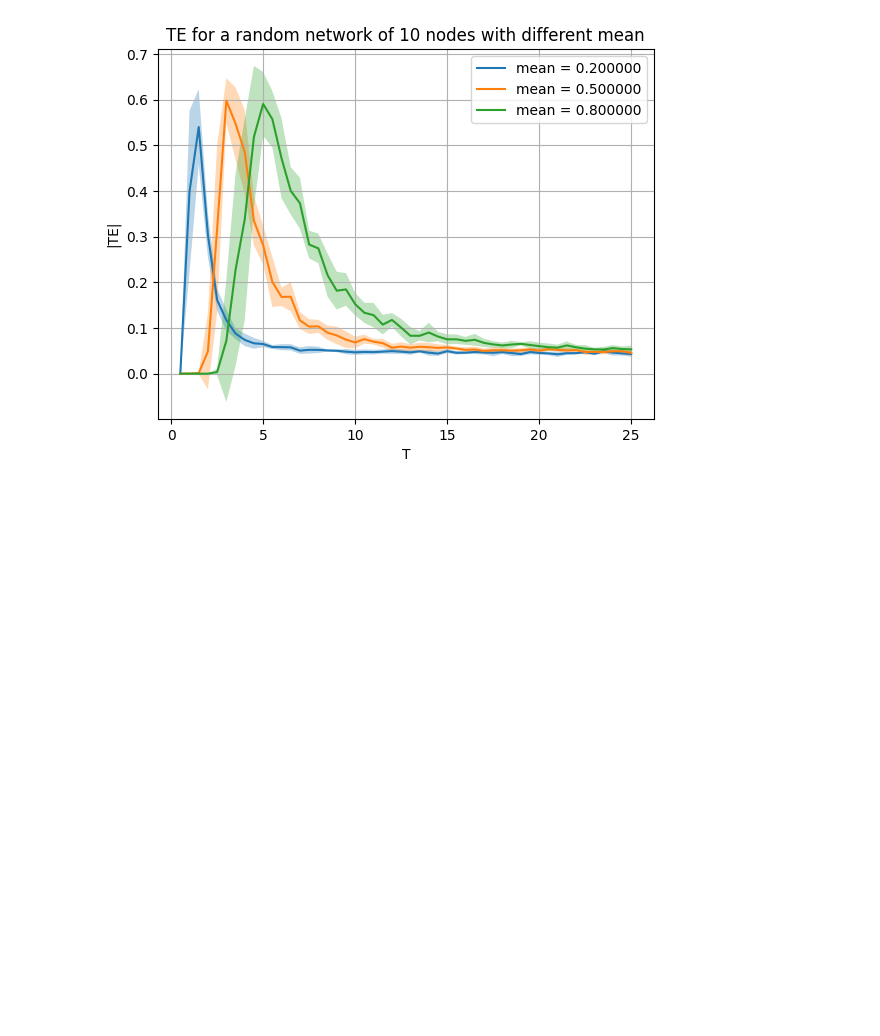
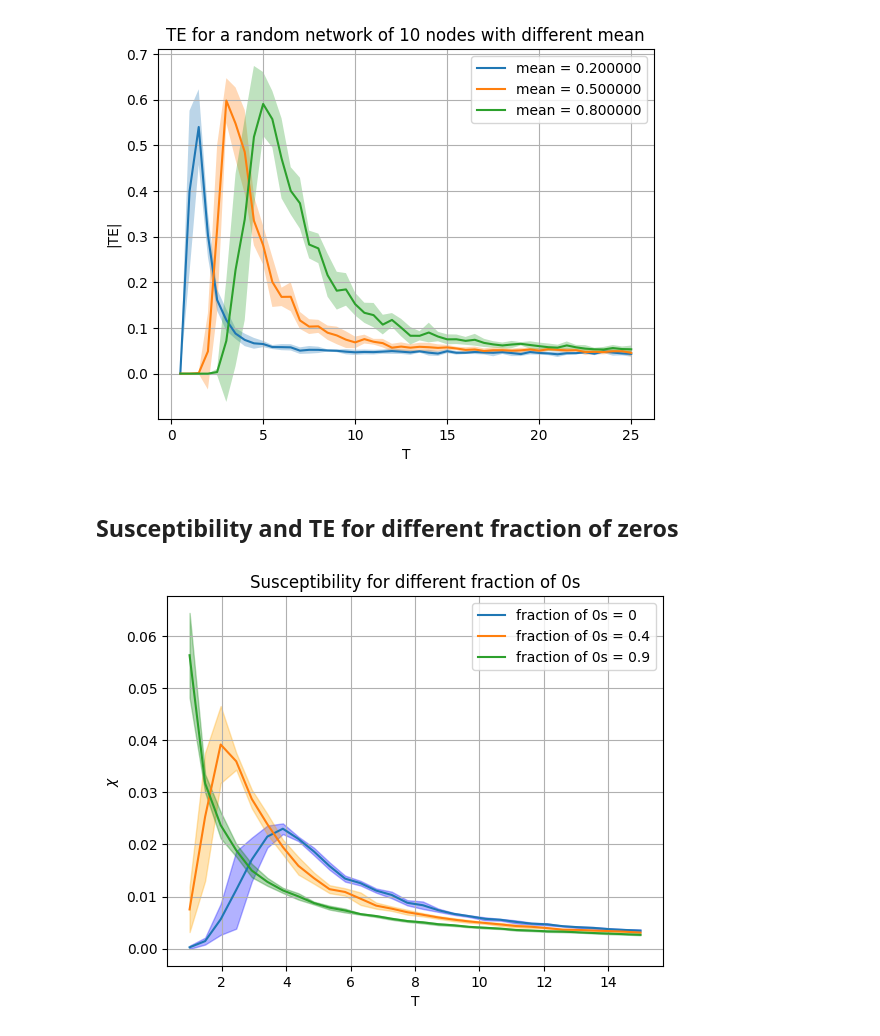
Before and after one commit to mylenevdmaas/CSS2023, a Jupyter notebook: random_networks.ipynb, the cells around one changed output. Drawn from its saved outputs; the diff is of its cells as text; code cells hidden in the pictures; blank space fills up the shorter version.

```diff
--- a/random_networks.ipynb
+++ b/random_networks.ipynb
@@ -120,13 +135,14 @@ plt.savefig('max_sus_system_size.png')
 # %%
 # Calculate susceptibility for different system sizes
 ns = [10, 25, 50]
+n_iterations = 5000
 tcs = np.zeros(len(ns))
 temperatures = np.linspace(1, 50, 30)
 colors = ['b', 'orange', 'g']
 
 for i, n in enumerate(ns): # loop over different system sizes
     # J = conn_matrix_basic(n)
-    sim_data = run_simulation(10, 10000, temperatures, n, J)
+    sim_data = run_simulation(10, n_iterations, temperatures, n, J)
 
     # Plot results
     plt.plot(temperatures, sim_data[2], label = 'n = {}'.format(n))
@@ -214,32 +226,61 @@ too many positional arguments
 # %%
+# Calculate TE for different means
 mean_list = [0.2, 0.5, 0.8]
 temperatures = np.linspace(0.5, 25, 50)
 n = 10
 
-for mean in mean_list:
+for mean in mean_list: # loop over means
 
     J = mean_matrix(mean)
     C= []
     C_std = []
-    for T in temperatures:
+    for T in temperatures: # loop over temperatures
         x = np.zeros(n)
         for i in range(0, n):
             spins = random_spins(n)
-            _, list_avg_magnetisation, list_sus, spins_timeseries = metropolis(spins,2500, T, J, 500)
+            _, list_avg_magnetisation, list_sus, spins_timeseries = metropolis(spins,5000, T, J)
             x[i] = TE(spins_timeseries, J)
         C_std.append(np.std(x))
         C.append(np.abs(np.mean(x)))
     lower_bound = np.subtract(C, C_std)
     upper_bound = np.add(C, C_std)
-    plt.plot(temperatures, C,  label = "mean = %f" %mean)
+    plt.plot(temperatures, C,  label = "mean = {}".format(mean))
     plt.fill_between(temperatures, lower_bound, upper_bound, alpha=0.3)
 
+# plot results
 plt.ylabel('|TE|')
 plt.xlabel('T')
 plt.grid()
 plt.legend()
-plt.title('TE for a random network of 10 nodes with different mean')
+plt.title('TE for a random network of 10 nodes with different means')
 plt.savefig('Results/TE_means.png', bbox_inches='tight')
 plt.show()
 # %% [output]
 [figure]
+# %% [markdown]
+## Susceptibility and TE for different fraction of zeros
+# %%
+# Calculate susceptibility for different fraction of zeros
+n = 10
+temperatures = np.linspace(1, 15, 30)
+runs = 10
+fractions = [0, 0.4, 0.9]
+colors = ['b', 'orange', 'g']
+
+for i, f in enumerate(fractions): # loop over different fraction of zeros
+    sim_data = run_simulation_diff_connectivity(10, n_iterations, temperatures, n, c_matrix_fun = conn_matrix_fraction_zeros, c_matrix_arg = f)
+
+    # Plot results
+    plt.plot(temperatures, sim_data[2], label = 'fraction of 0s = {}'.format(f))
+    lower_bound = np.subtract(sim_data[2], sim_data[3])
+    upper_bound = np.add(sim_data[2], sim_data[3])
+    plt.fill_between(temperatures, lower_bound, upper_bound, alpha=0.3, color = colors[i])
+
+plt.ylabel(r'$\chi$')
+plt.xlabel('T')
+plt.title('Susceptibility for different fraction of 0s')
+plt.legend()
+plt.grid()
+plt.savefig('Results/Sus_zeros.png', bbox_inches = 'tight')
+# %% [output]
+[figure, added]
```
Also changed, not shown: parts of 10 cells of this notebook, 9 other files.
